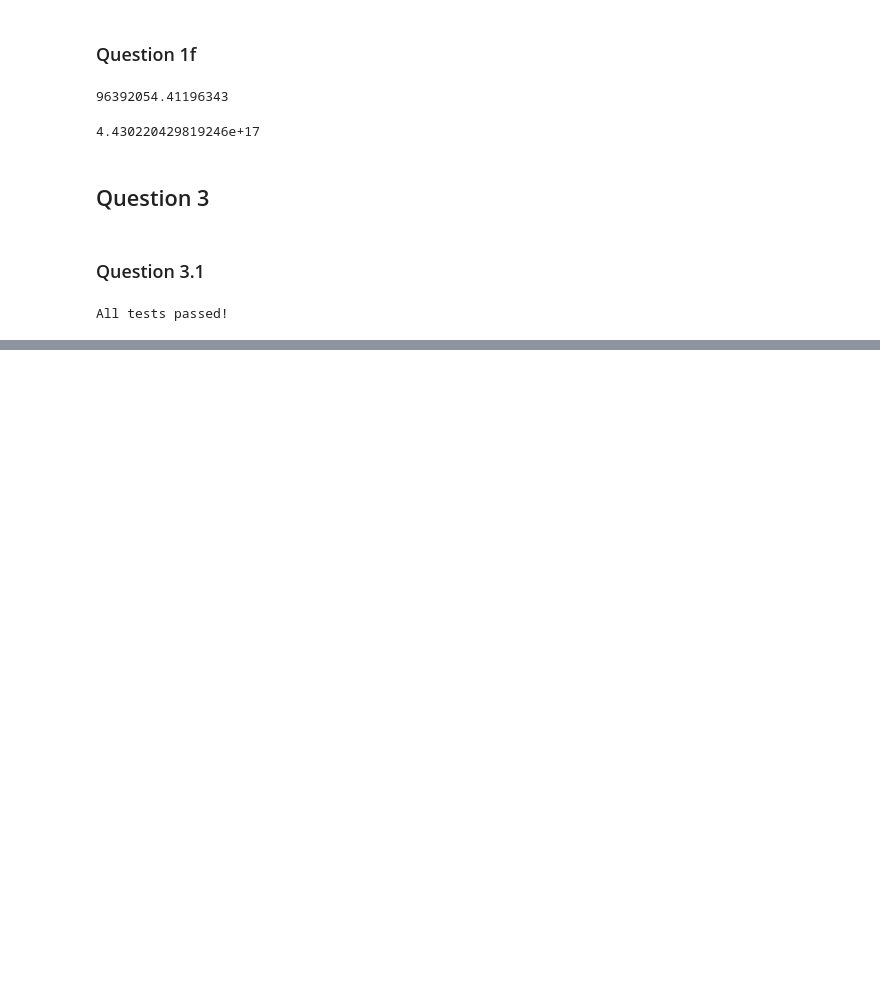
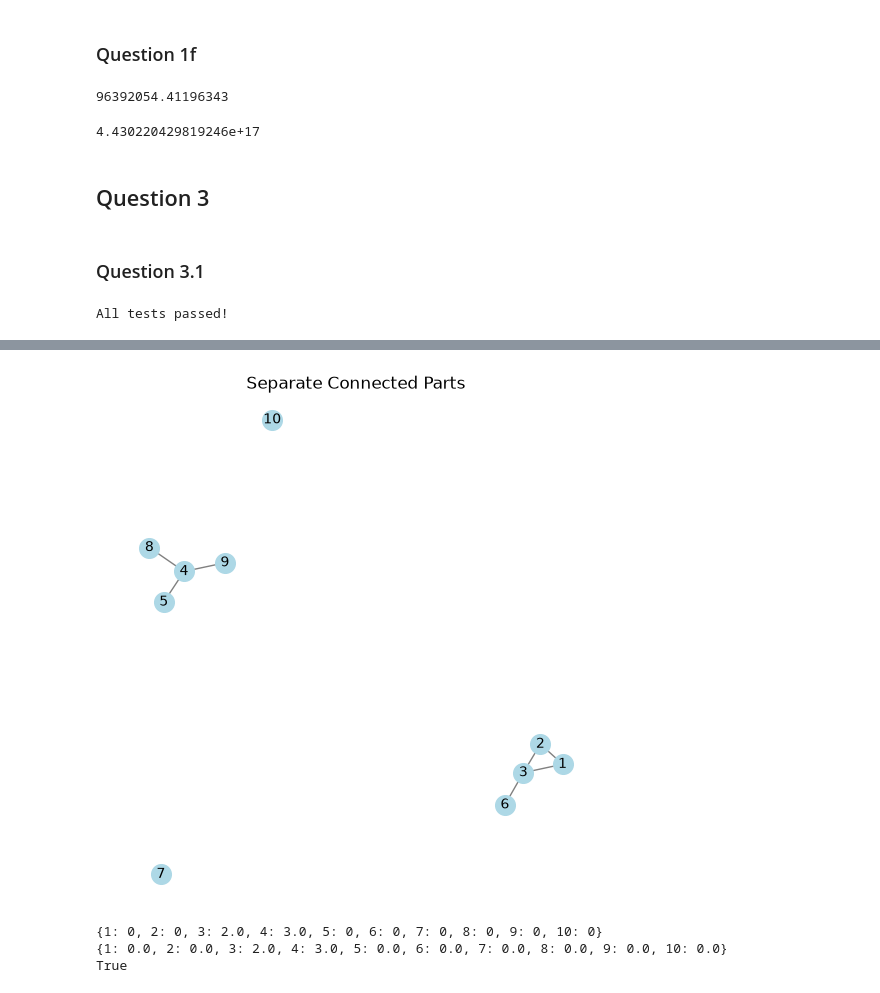
Before and after one commit to gilbertcasey2/nets7052_fa26, a Jupyter notebook: assignments/assignment01.ipynb, the cells around one changed output, grey strips where cells are left out. Saved outputs shown, nothing was run; the diff lists cells and outputs as text; code cells hidden in the pictures; blank space fills up the shorter version.

```diff
--- a/assignments/assignment01.ipynb
+++ b/assignments/assignment01.ipynb
@@ -684,0 +644,23 @@ nx.betweenness_centrality(G, normalized=False)
+# %%
+# Two connected components
+two_connected = nx.Graph()
+
+two_connected.add_nodes_from([1, 2, 3, 4, 5, 6, 7, 8, 9, 10])
+two_connected.add_edges_from([(1,2), (2,3), (4,5), (3,6), (1,3), (4,9), (4,8)])
+plt.figure(figsize=(5, 5))
+nx.draw(two_connected, with_labels=True, node_color='lightblue', edge_color='gray', node_size=200, font_size=10)
+plt.title("Separate Connected Parts")
+plt.show()
+# %% [output]
+[figure, added]
+# %%
+# Mine
+print(compute_betweeness(two_connected))
+# Theirs
+print(nx.betweenness_centrality(two_connected, normalized=False))
+
+print(compute_betweeness(two_connected) == nx.betweenness_centrality(two_connected, normalized=False))
+# %% [output]
+{1: 0, 2: 0, 3: 2.0, 4: 3.0, 5: 0, 6: 0, 7: 0, 8: 0, 9: 0, 10: 0}
+{1: 0.0, 2: 0.0, 3: 2.0, 4: 3.0, 5: 0.0, 6: 0.0, 7: 0.0, 8: 0.0, 9: 0.0, 10: 0.0}
+True
```
Also changed, not shown: parts of 23 cells of this notebook.
